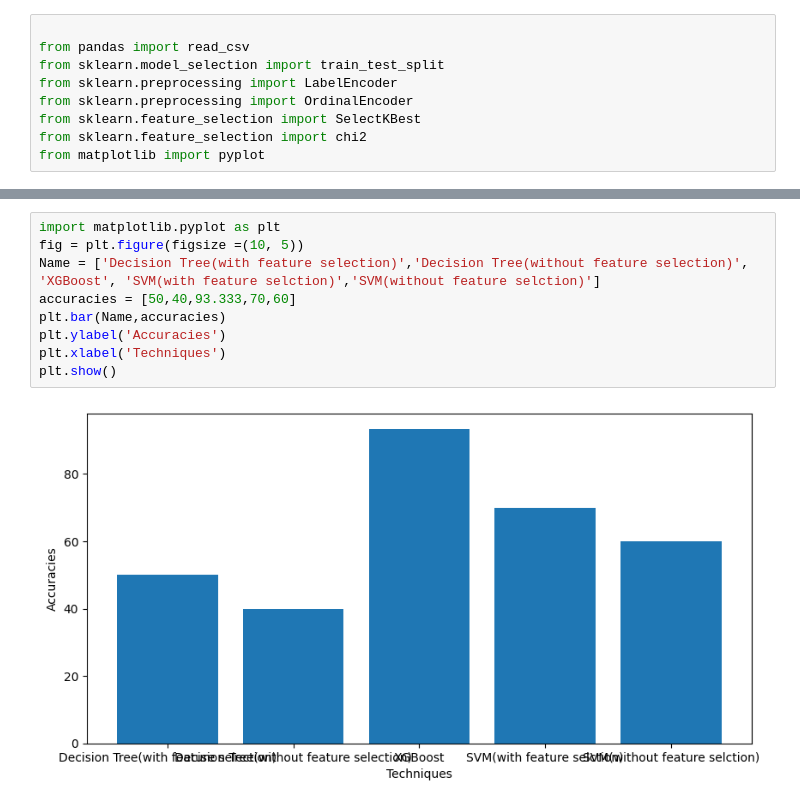
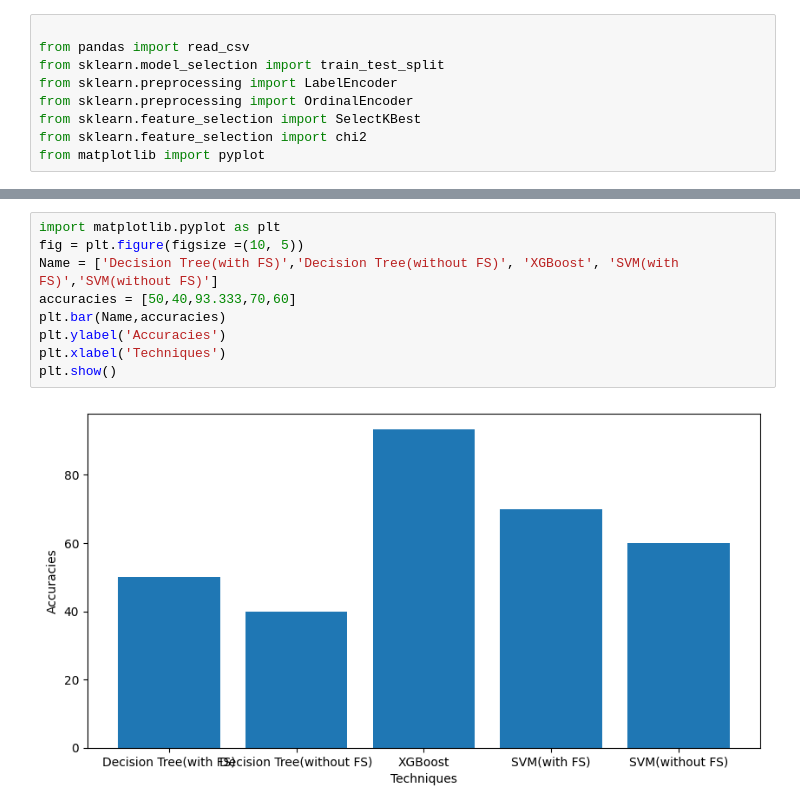
Before and after one commit to Ayush-kathayat/Bit-Builders, a Jupyter notebook: Presentation.ipynb, the cells around one changed output, grey strips where cells are left out. Drawn from its saved outputs; the diff is of its cells as text.

Commit message:
Model along with Charts

```diff
--- a/Presentation.ipynb
+++ b/Presentation.ipynb
@@ -350,12 +384,12 @@ accuracy= 93.33333333333333
 # %%
 import matplotlib.pyplot as plt
 fig = plt.figure(figsize =(10, 5))
-Name = ['Decision Tree(with feature selection)','Decision Tree(without feature selection)', 'XGBoost', 'SVM(with feature selction)','SVM(without feature selction)']
+Name = ['Decision Tree(with FS)','Decision Tree(without FS)', 'XGBoost', 'SVM(with FS)','SVM(without FS)']
 accuracies = [50,40,93.333,70,60]
 plt.bar(Name,accuracies)
 plt.ylabel('Accuracies')
 plt.xlabel('Techniques')
 plt.show()
 # %% [output]
-[figure, old version]
+[figure, new version]
 # %%
```
Also changed, not shown: parts of 9 cells of this notebook.
